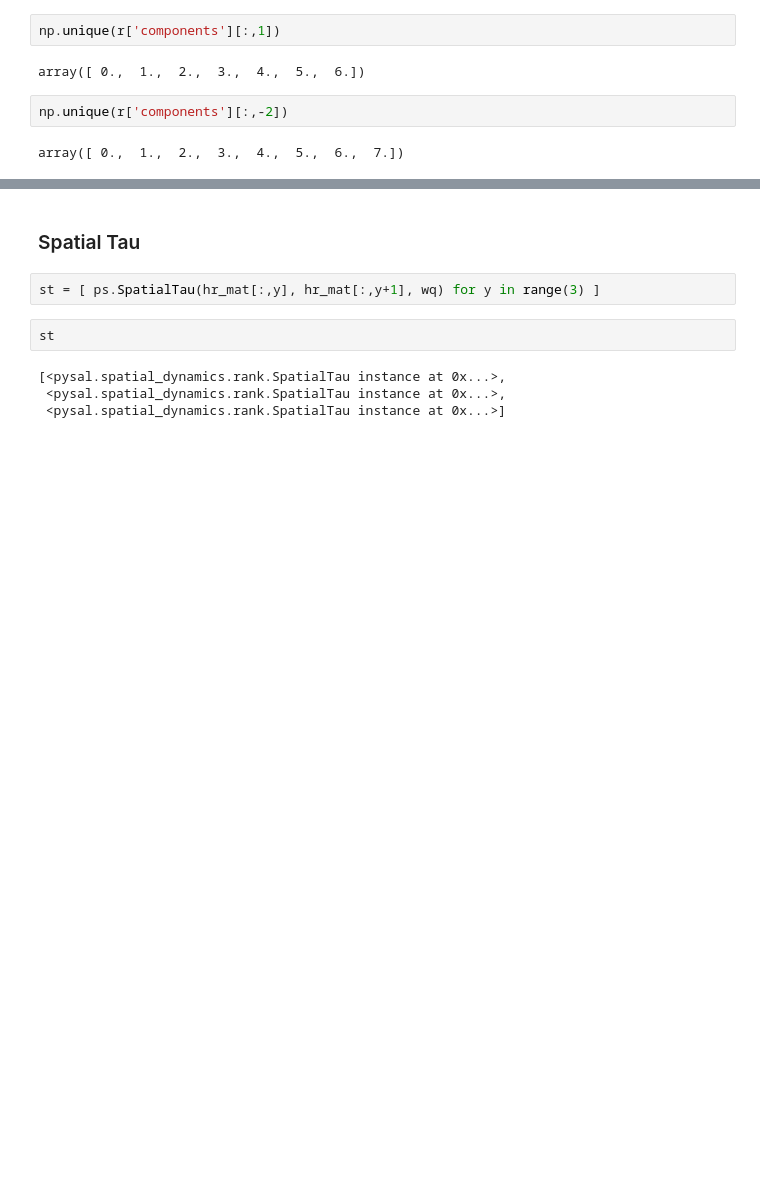
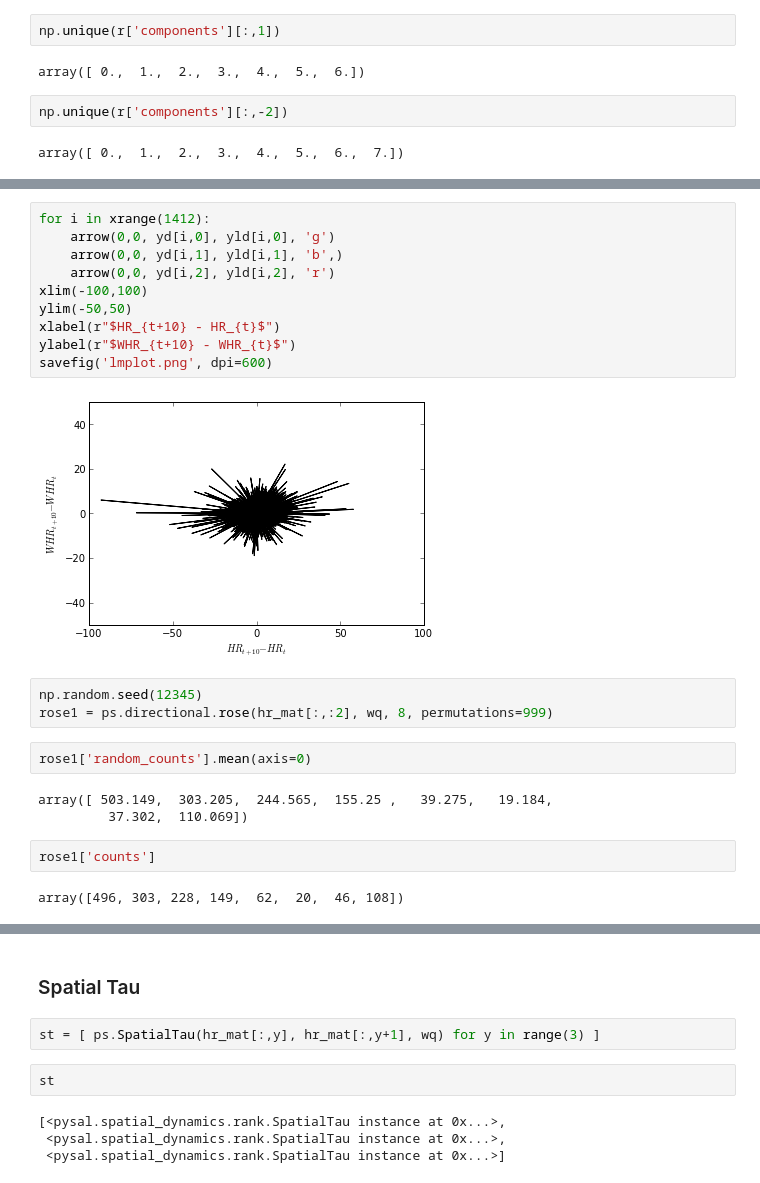
Before and after one commit to sjsrey/pysal_introduction, a Jupyter notebook: src/illustration.ipynb, the cells around one changed output, grey strips where cells are left out. Cells and saved outputs as stored; diff of their text form; blank space fills up the shorter version.

```diff
--- a/src/illustration.ipynb
+++ b/src/illustration.ipynb
@@ -622,0 +669,24 @@ array([ 0.,  1.,  2.,  3.,  4.,  5.,  6.,  7.])
+# %%
+for i in xrange(1412):
+    arrow(0,0, yd[i,0], yld[i,0], 'g')
+    arrow(0,0, yd[i,1], yld[i,1], 'b',)
+    arrow(0,0, yd[i,2], yld[i,2], 'r')
+xlim(-100,100)
+ylim(-50,50)
+xlabel(r"$HR_{t+10} - HR_{t}$")
+ylabel(r"$WHR_{t+10} - WHR_{t}$")
+savefig('lmplot.png', dpi=600)
+# %% [output]
+[figure, added]
+# %%
+np.random.seed(12345)
+rose1 = ps.directional.rose(hr_mat[:,:2], wq, 8, permutations=999)
+# %%
+rose1['random_counts'].mean(axis=0)
+# %% [output]
+array([ 503.149,  303.205,  244.565,  155.25 ,   39.275,   19.184,
+         37.302,  110.069])
+# %%
+rose1['counts']
+# %% [output]
+array([496, 303, 228, 149,  62,  20,  46, 108])
```
Also changed, not shown: parts of 19 cells of this notebook, 1 other file.
